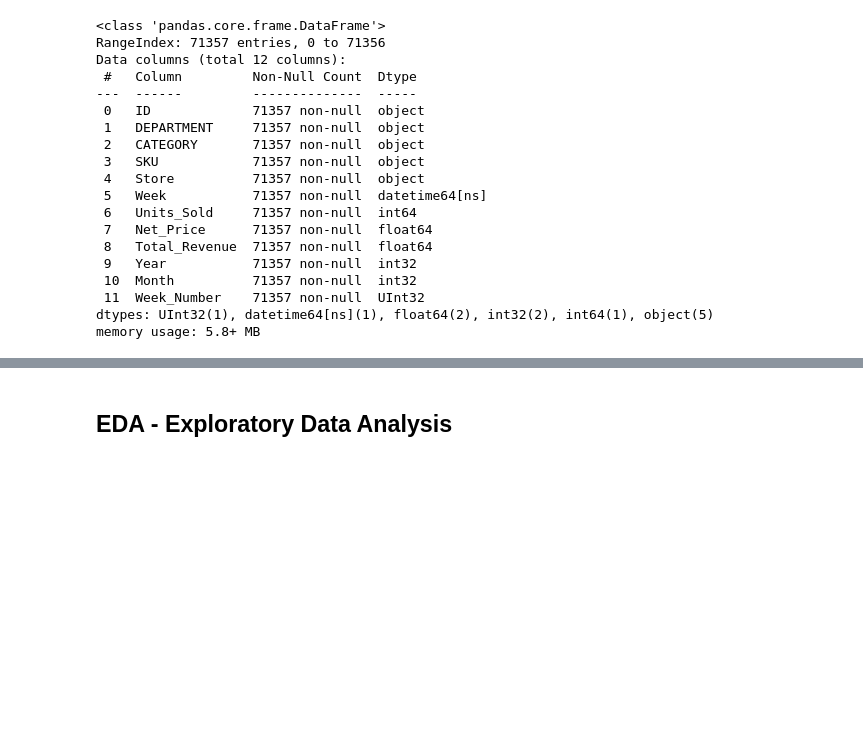
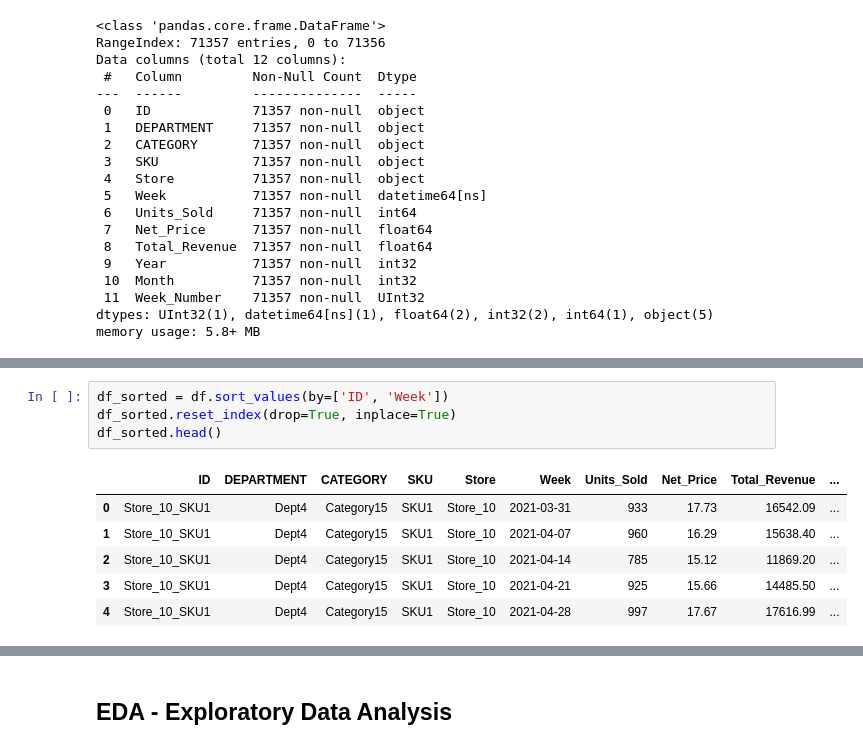
Before and after one commit to shubhi/deloitte-capstone-demand-forecasting, a Jupyter notebook: notebooks/data_analysis.ipynb, the cells around one changed output, grey strips where cells are left out. Saved outputs shown, nothing was run; the diff lists cells and outputs as text; blank space fills up the shorter version.

```diff
--- a/notebooks/data_analysis.ipynb
+++ b/notebooks/data_analysis.ipynb
@@ -128,5 +125,16 @@ df_cleaned_head
 | 2 | Store_3_SKU76 | Dept5 | Category24 | SKU76 | Store_3 | 2021-03-31 | 2146 | 21.72 | 46611.12 | ... |
 | 3 | Store_16_SKU18 | Dept17 | Category70 | SKU18 | Store_16 | 2021-03-31 | 317 | 2.64 | 836.88 | ... |
 | 4 | Store_5_SKU719 | Dept43 | Category12 | SKU719 | Store_5 | 2021-03-31 | 97 | 23.82 | 2310.54 | ... |
+# %%
+df_sorted = df.sort_values(by=['ID', 'Week'])
+df_sorted.reset_index(drop=True, inplace=True)
+df_sorted.head()
+# %% [output]
+|  | ID | DEPARTMENT | CATEGORY | SKU | Store | Week | Units_Sold | Net_Price | Total_Revenue | ... |
+| 0 | Store_10_SKU1 | Dept4 | Category15 | SKU1 | Store_10 | 2021-03-31 | 933 | 17.73 | 16542.09 | ... |
+| 1 | Store_10_SKU1 | Dept4 | Category15 | SKU1 | Store_10 | 2021-04-07 | 960 | 16.29 | 15638.40 | ... |
+| 2 | Store_10_SKU1 | Dept4 | Category15 | SKU1 | Store_10 | 2021-04-14 | 785 | 15.12 | 11869.20 | ... |
+| 3 | Store_10_SKU1 | Dept4 | Category15 | SKU1 | Store_10 | 2021-04-21 | 925 | 15.66 | 14485.50 | ... |
+| 4 | Store_10_SKU1 | Dept4 | Category15 | SKU1 | Store_10 | 2021-04-28 | 997 | 17.67 | 17616.99 | ... |
 # %%
 processed_dataset_full_path = os.path.join(processed_dataset_path, processed_dataset_file)
```
Also changed, not shown: parts of 16 cells of this notebook, 4 other files.
